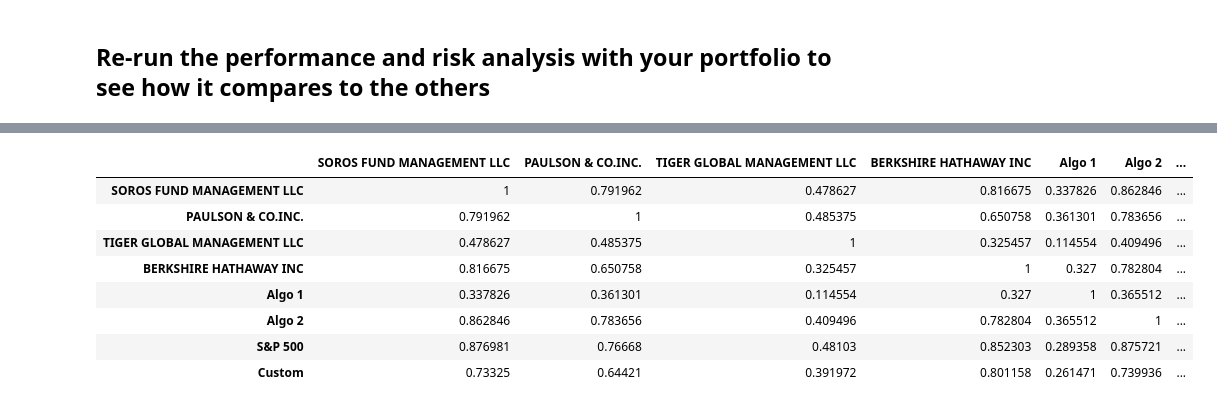
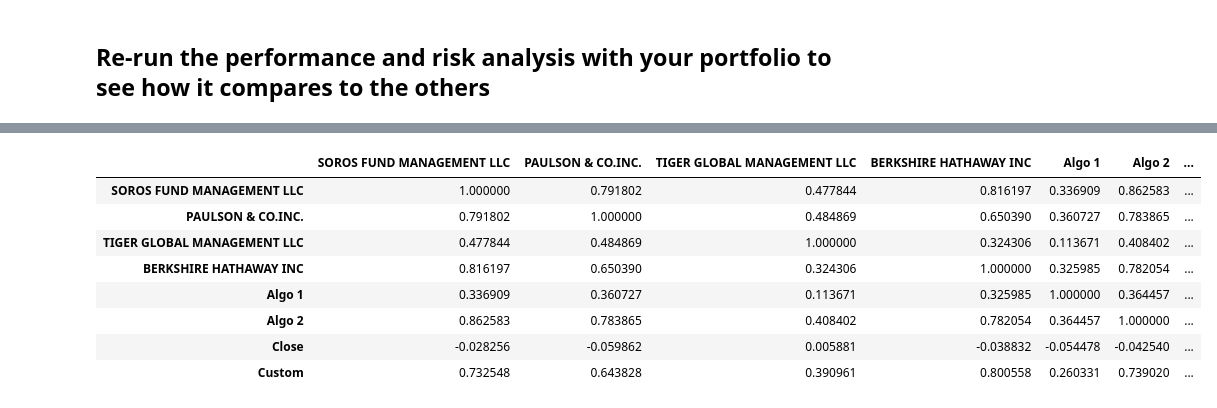
Before and after one commit to dstroe/homework4resubmit, a Jupyter notebook: hw_04-Pandas_Instructions_Starter_Code_whale_analysis (1).ipynb, the cells around one changed output, grey strips where cells are left out. Saved outputs shown, nothing was run; the diff lists cells and outputs as text; code cells hidden in the pictures.

```diff
--- a/hw_04-Pandas_Instructions_Starter_Code_whale_analysis (1).ipynb
+++ b/hw_04-Pandas_Instructions_Starter_Code_whale_analysis (1).ipynb
@@ -432,0 +439,5 @@ aapl_historical.head()
+# %%
+# Drop Nulls
+stock_daily_returns = stock_df.pct_change()
+stock_daily_returns.dropna(inplace=True)
+stock_daily_returns.head()
@@ -433,9 +452,11 @@ aapl_historical.head()
 # %% [markdown]
 ## Calculate the weighted returns for the portfolio assuming an equal number of shares for each stock
 # %%
+
 # Calculate weighted portfolio returns
 weights = [1/3, 1/3, 1/3]
-# YOUR CODE HERE
+weighted_returns = stock_daily_returns.dot(weights)
+weighted_returns.head()
 # %% [output]
 Trade DATE
 2018-05-14    0.000015
@@ -448,5 +469,10 @@ dtype: float64
 ## Join your portfolio returns to the DataFrame that contains all of the portfolio returns
 # %%
 # Add your "Custom" portfolio to the larger dataframe of fund returns
-# YOUR CODE HERE
+my_portfolio_returns = pd.concat([combined_df, weighted_returns], axis="columns", join="inner")
+x = my_portfolio_returns.columns[-1]
+
+
+my_portfolio_returns = my_portfolio_returns.rename(columns={x:"Custom"})
+my_portfolio_returns.columns
 # %% [output]
@@ -460,3 +483,5 @@ dtype: float64
 # %%
 # Only compare dates where return data exists for all the stocks (drop NaNs)
-# YOUR CODE HERE
+my_portfolio_returns.isnull()
+my_portfolio_returns.dropna(axis=0, how="any", inplace=True)
+my_portfolio_returns
@@ -503,13 +545,13 @@ dtype: float64
 # %%
 # Create a correlation analysis
-# YOUR CODE HERE
+my_portfolio_returns.corr()
 # %% [output]
 |  | SOROS FUND MANAGEMENT LLC | PAULSON & CO.INC. | TIGER GLOBAL MANAGEMENT LLC | BERKSHIRE HATHAWAY INC | Algo 1 | Algo 2 | ... |
-| SOROS FUND MANAGEMENT LLC | 1 | 0.791962 | 0.478627 | 0.816675 | 0.337826 | 0.862846 | ... |
-| PAULSON & CO.INC. | 0.791962 | 1 | 0.485375 | 0.650758 | 0.361301 | 0.783656 | ... |
-| TIGER GLOBAL MANAGEMENT LLC | 0.478627 | 0.485375 | 1 | 0.325457 | 0.114554 | 0.409496 | ... |
-| BERKSHIRE HATHAWAY INC | 0.816675 | 0.650758 | 0.325457 | 1 | 0.327 | 0.782804 | ... |
-| Algo 1 | 0.337826 | 0.361301 | 0.114554 | 0.327 | 1 | 0.365512 | ... |
-| Algo 2 | 0.862846 | 0.783656 | 0.409496 | 0.782804 | 0.365512 | 1 | ... |
-| S&P 500 | 0.876981 | 0.76668 | 0.48103 | 0.852303 | 0.289358 | 0.875721 | ... |
-| Custom | 0.73325 | 0.64421 | 0.391972 | 0.801158 | 0.261471 | 0.739936 | ... |
+| SOROS FUND MANAGEMENT LLC | 1.000000 | 0.791802 | 0.477844 | 0.816197 | 0.336909 | 0.862583 | ... |
+| PAULSON & CO.INC. | 0.791802 | 1.000000 | 0.484869 | 0.650390 | 0.360727 | 0.783865 | ... |
+| TIGER GLOBAL MANAGEMENT LLC | 0.477844 | 0.484869 | 1.000000 | 0.324306 | 0.113671 | 0.408402 | ... |
+| BERKSHIRE HATHAWAY INC | 0.816197 | 0.650390 | 0.324306 | 1.000000 | 0.325985 | 0.782054 | ... |
+| Algo 1 | 0.336909 | 0.360727 | 0.113671 | 0.325985 | 1.000000 | 0.364457 | ... |
+| Algo 2 | 0.862583 | 0.783865 | 0.408402 | 0.782054 | 0.364457 | 1.000000 | ... |
+| Close | -0.028256 | -0.059862 | 0.005881 | -0.038832 | -0.054478 | -0.042540 | ... |
+| Custom | 0.732548 | 0.643828 | 0.390961 | 0.800558 | 0.260331 | 0.739020 | ... |
```
Also changed, not shown: parts of 28 cells of this notebook.
